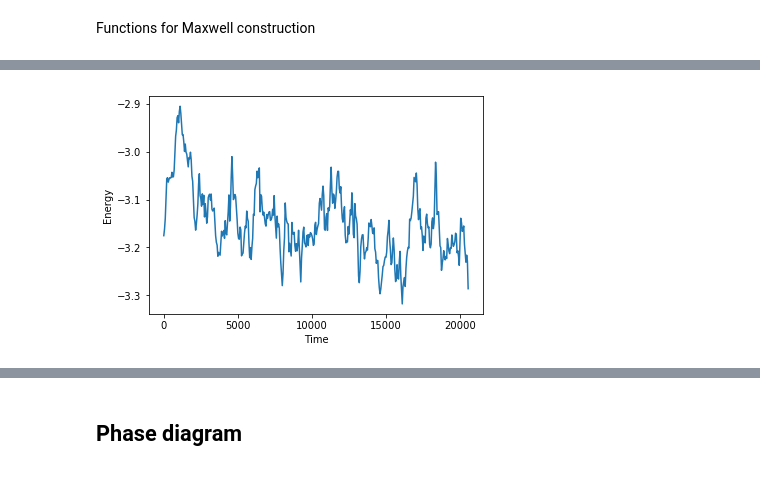
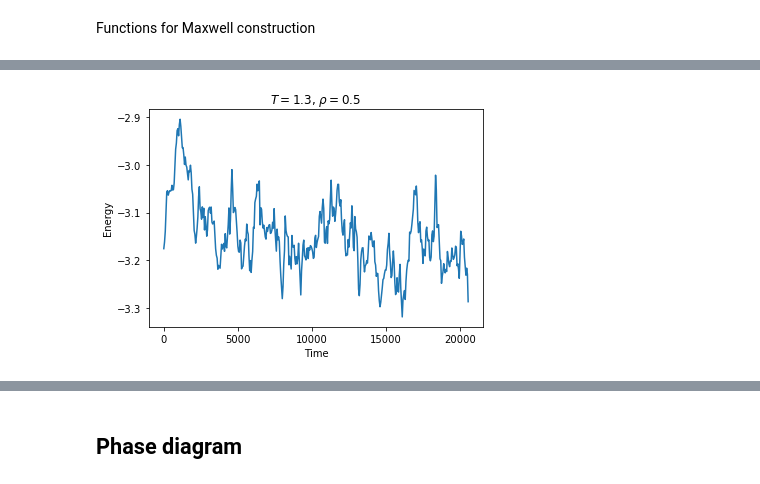
Before and after one commit to suracefm/lennardjonesmc, a Jupyter notebook: LennardJones-Copy1.ipynb, the cells around one changed output, grey strips where cells are left out. Cells and saved outputs as stored; diff of their text form; code cells hidden in the pictures.

```diff
--- a/LennardJones-Copy1.ipynb
+++ b/LennardJones-Copy1.ipynb
@@ -293,10 +383,11 @@ energyth, virth, rhokth = np.transpose(arr_2[:indmax_2])
 # %%
 f, ax = plt.subplots(1,1,figsize=(6,4))
 
 ax.plot(simdata_2['THBIN']*np.arange(len(rhokth)),energyth)
 ax.set_xlabel('Time')
 ax.set_ylabel('Energy')
+ax.set_title(r'$T=$%.1f, $\rho=$%.1f' %(simdata_2['TEMPERATURE'], simdata_2['DENSITY']))
 
 plt.show()
 # %% [output]
-[figure, old version]
+[figure, new version]
```
Also changed, not shown: parts of 62 cells of this notebook, 17 other files.
